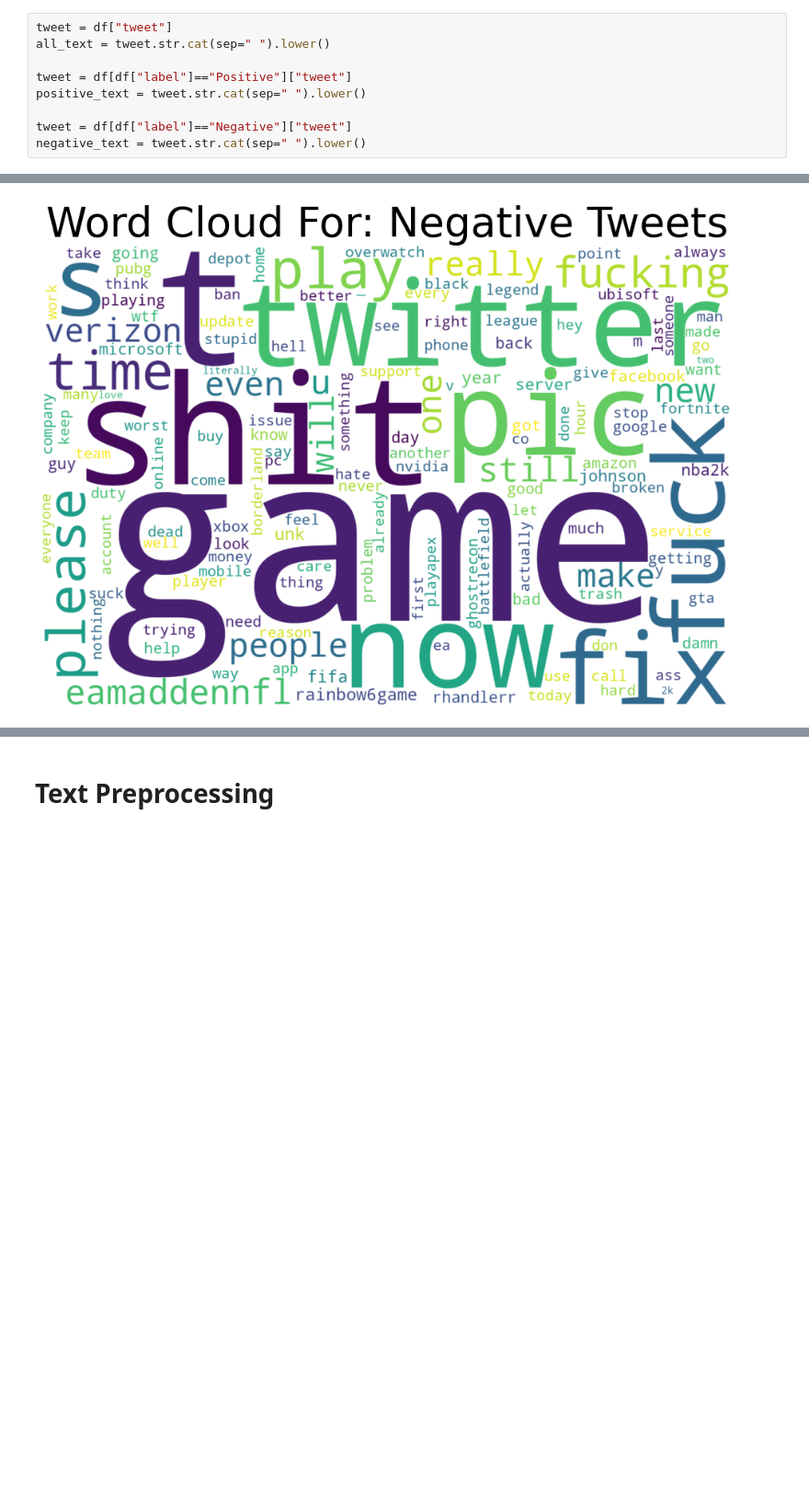
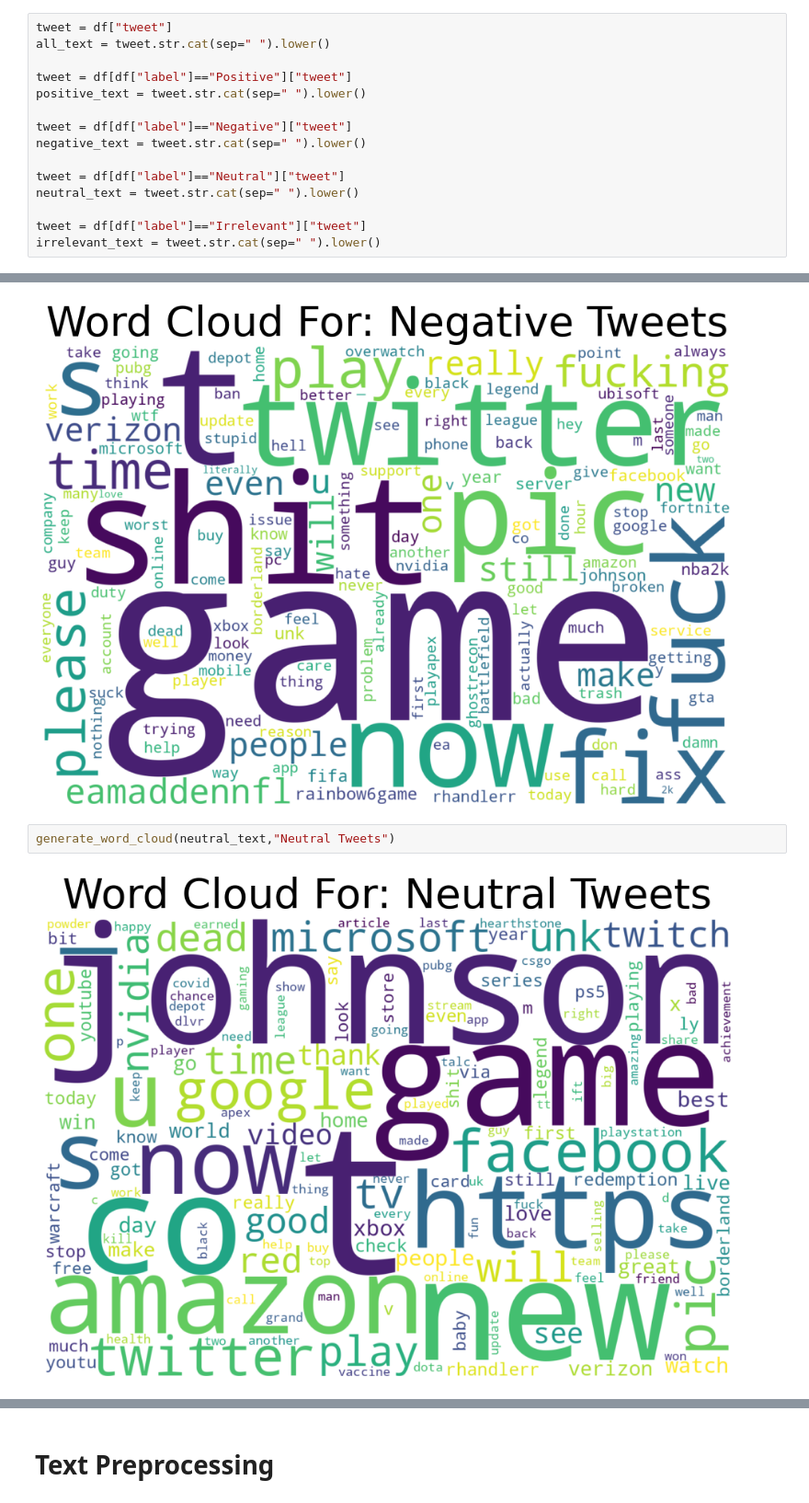
Before and after one commit to Prajwal-Luitel/Twitter-Sentiment-Analysis, a Jupyter notebook: Twitter_Sentiment_Analysis.ipynb, the cells around one changed output, grey strips where cells are left out. Shown at 92% size. Saved outputs shown, nothing was run; the diff lists cells and outputs as text; blank space fills up the shorter version.

```diff
--- a/Twitter_Sentiment_Analysis.ipynb
+++ b/Twitter_Sentiment_Analysis.ipynb
@@ -119,6 +119,12 @@ positive_text = tweet.str.cat(sep=" ").lower()
 
 tweet = df[df["label"]=="Negative"]["tweet"]
 negative_text = tweet.str.cat(sep=" ").lower()
+
+tweet = df[df["label"]=="Neutral"]["tweet"]
+neutral_text = tweet.str.cat(sep=" ").lower()
+
+tweet = df[df["label"]=="Irrelevant"]["tweet"]
+irrelevant_text = tweet.str.cat(sep=" ").lower()
 # %%
 from wordcloud import WordCloud #Word visualization
 # %%
@@ -151,3 +157,7 @@ generate_word_cloud(positive_text,"Postive Tweets")
 generate_word_cloud(negative_text,"Negative Tweets")
 # %% [output]
 [figure]
+# %%
+generate_word_cloud(neutral_text,"Neutral Tweets")
+# %% [output]
+[figure, added]
```
Also changed, not shown: parts of 21 cells of this notebook.
